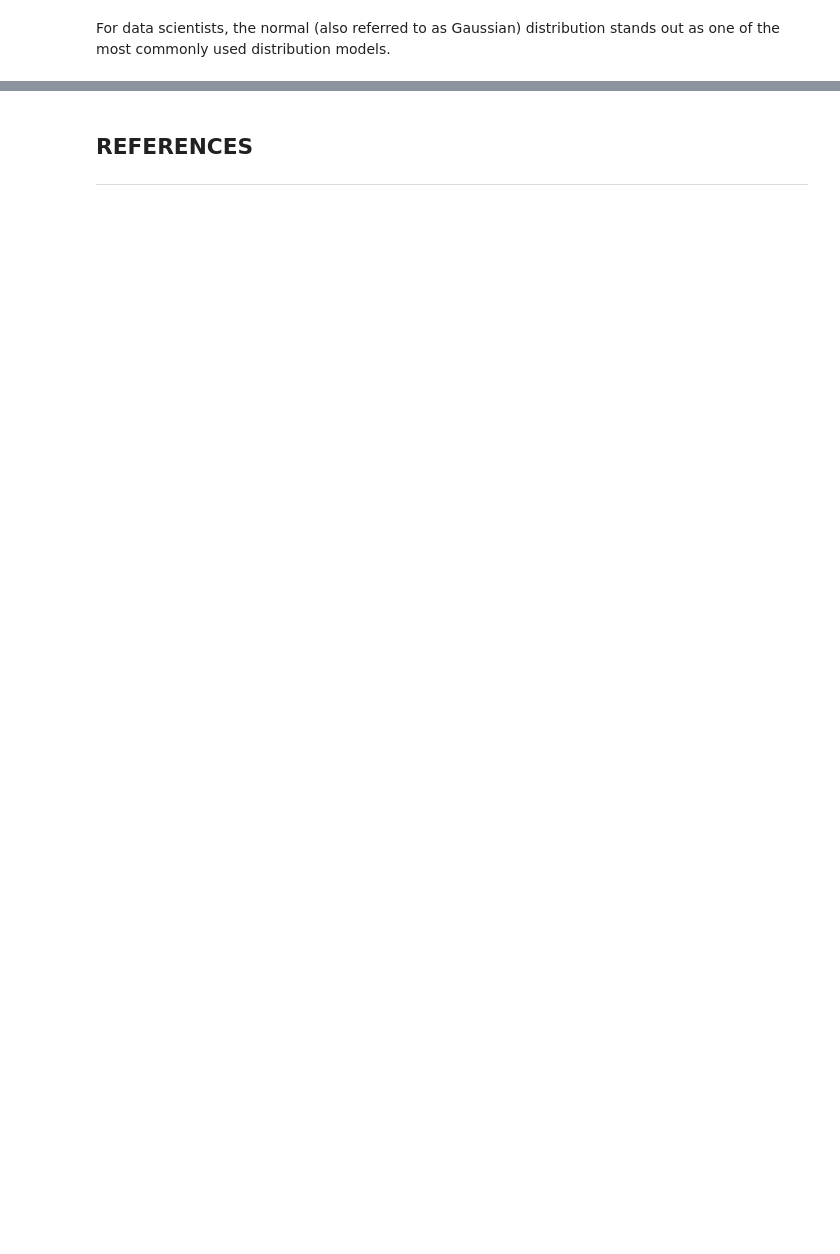
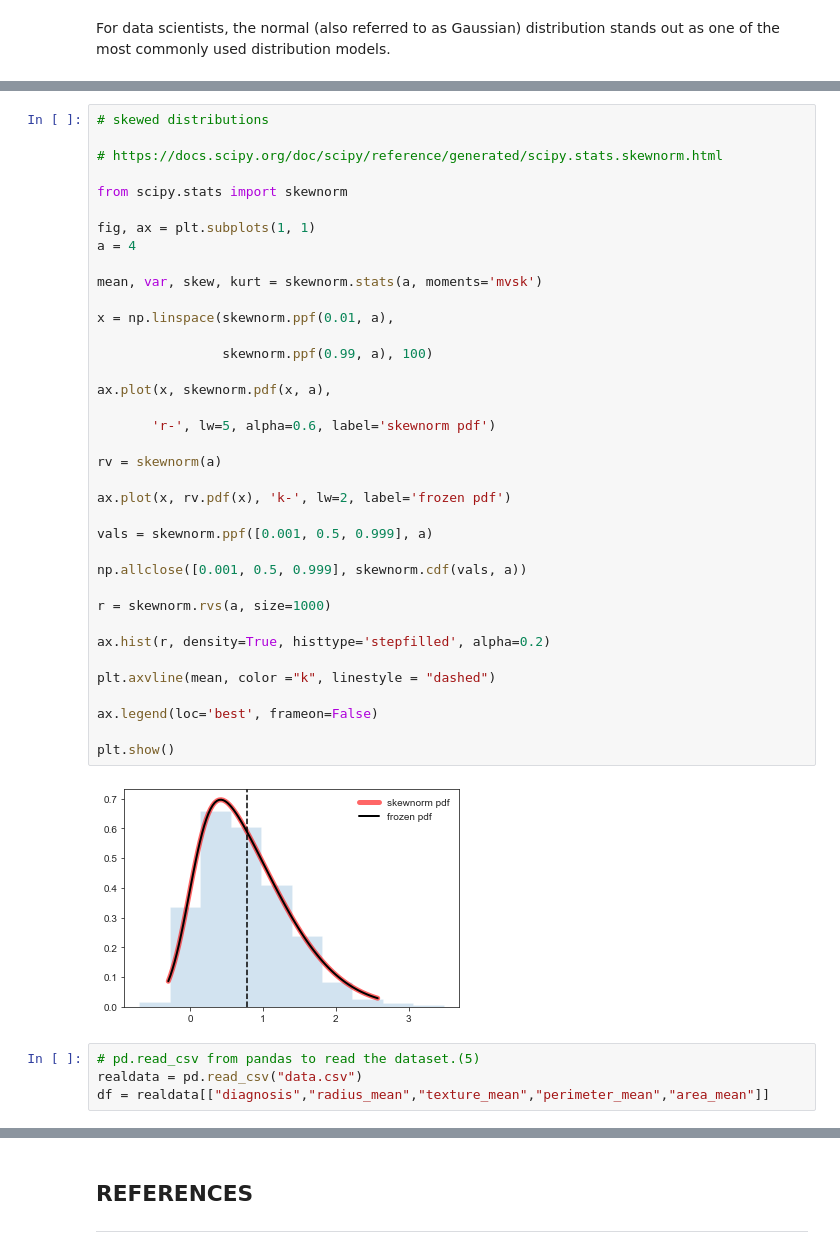
Before and after one commit to RobVergano/FDA_Assessment_22-23, a Jupyter notebook: Normal Distribution.ipynb, the cells around one changed output, grey strips where cells are left out. Drawn from its saved outputs; the diff is of its cells as text; blank space fills up the shorter version.

```diff
--- a/Normal Distribution.ipynb
+++ b/Normal Distribution.ipynb
@@ -106,0 +203,43 @@ plt.tight_layout()
+# %%
+# skewed distributions
+
+# https://docs.scipy.org/doc/scipy/reference/generated/scipy.stats.skewnorm.html
+
+from scipy.stats import skewnorm
+
+fig, ax = plt.subplots(1, 1)
+a = 4
+
+mean, var, skew, kurt = skewnorm.stats(a, moments='mvsk')
+
+x = np.linspace(skewnorm.ppf(0.01, a),
+
+                skewnorm.ppf(0.99, a), 100)
+
+ax.plot(x, skewnorm.pdf(x, a),
+
+       'r-', lw=5, alpha=0.6, label='skewnorm pdf')
+
+rv = skewnorm(a)
+
+ax.plot(x, rv.pdf(x), 'k-', lw=2, label='frozen pdf')
+
+vals = skewnorm.ppf([0.001, 0.5, 0.999], a)
+
+np.allclose([0.001, 0.5, 0.999], skewnorm.cdf(vals, a))
+
+r = skewnorm.rvs(a, size=1000)
+
+ax.hist(r, density=True, histtype='stepfilled', alpha=0.2)
+
+plt.axvline(mean, color ="k", linestyle = "dashed")
+
+ax.legend(loc='best', frameon=False)
+
+plt.show()
+# %% [output]
+[figure, added]
+# %%
+# pd.read_csv from pandas to read the dataset.(5)
+realdata = pd.read_csv("data.csv")
+df = realdata[["diagnosis","radius_mean","texture_mean","perimeter_mean","area_mean"]]
```
Also changed, not shown: parts of 32 cells of this notebook.
